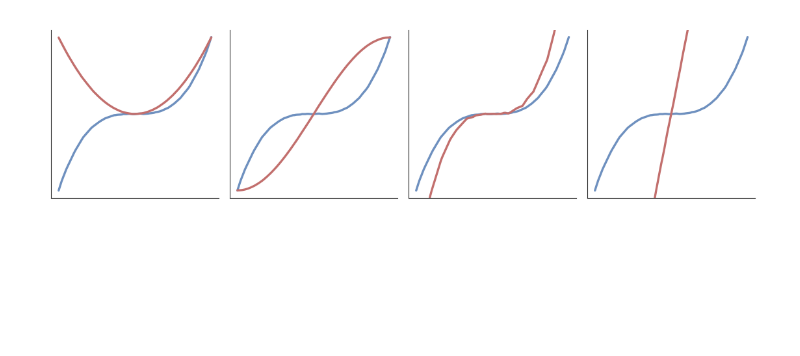
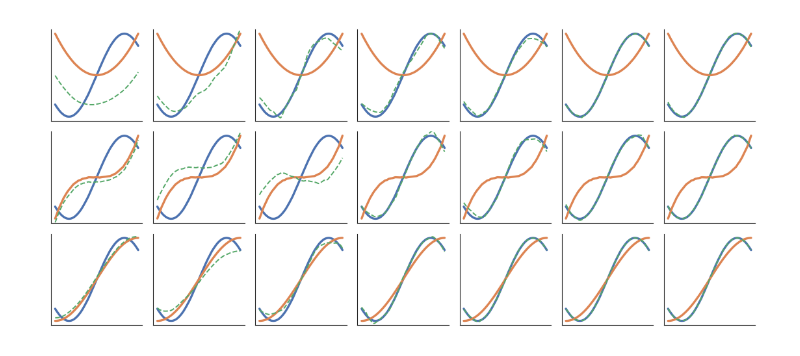
Before and after one commit to EricElmoznino/encoder_warping, a Jupyter notebook: simulations/dim_complexity/figures.ipynb, the cells around one changed output. Saved outputs shown, nothing was run; the diff lists cells and outputs as text; code cells hidden in the pictures; blank space fills up the shorter version.

```diff
--- a/simulations/dim_complexity/figures.ipynb
+++ b/simulations/dim_complexity/figures.ipynb
@@ -12,14 +41,15 @@ import simulations.figure_style
 device = torch.device("cuda" if torch.cuda.is_available() else "cpu")
 
 
-def model_predictions(gt: bool, func: int, dim: int) -> tuple[np.ndarray, np.ndarray]:
-    if gt:
+def model_predictions(func: int | None, dim: int | None) -> tuple[np.ndarray, np.ndarray]:
+    model = SimModel().eval().to(device)
+    if func is None:
         state_dict = torch.load("saved_models/gt.pth")
-    elif dim == 0:
+    elif dim is None:
         state_dict = torch.load(f"saved_models/func={func}.pth")
     else:
         state_dict = torch.load(f"saved_models/dim={dim},func={func}.pth")
-    model = SimModel().eval().to(device)
+        model = FastfoodWrapper(model, low_dims[dim], model.layer_groups)
     model.load_state_dict(state_dict)
 
     x = np.linspace(-1, 1, 100)
@@ -31,27 +61,30 @@ def model_predictions(gt: bool, func: int, dim: int) -> tuple[np.ndarray, np.nda
     return x, y
 
 
-def plot_model(gt, func, dim, ax: plt.Axes, **kwargs) -> None:
-    x, y = model_predictions(gt, func, dim)
+def plot_model(func, dim, ax: plt.Axes, **kwargs) -> None:
+    x, y = model_predictions(func, dim)
     sns.lineplot(x=x, y=y, ax=ax, **kwargs)
 # %%
-from turtle import color
+fig, axs = plt.subplots(3, len(low_dims),
+                        figsize=(5.5, 3 * 5.5 / len(low_dims)))
 
+palette = sns.color_palette()
 
-fig, axs = plt.subplots(1, 4, figsize=(5.5, 5.5 / 4))
+for func in range(axs.shape[0]):
+    for dim in range(axs.shape[1]):
+        ax = axs[func, dim]
 
-palette = sns.color_palette("vlag")
-palette_cont = sns.color_palette("vlag", as_cmap=True)
+        plot_model(None, None, ax=ax, color=palette[0])
+        plot_model(func, None, ax=ax, color=palette[1])
 
-for i, ax in enumerate(axs):
-    plot_model(True, 0, 0, ax=ax, color=palette[0])
-    plot_model(False, i, 0, ax=ax, color=palette[-1])
+        plot_model(func, dim, ax=ax, color=palette[2],
+                   linewidth=0.7, linestyle="--")
 
-    ax.set(xlim=(-1.1, 1.1), ylim=(-1.1, 1.1))
-    ax.tick_params(axis="both", which="both",
-                   bottom=False, left=False,
-                   labelbottom=False, labelleft=False)
+        ax.set(xlim=(-1.1, 1.1), ylim=(-1.1, 1.1))
+        ax.tick_params(axis="both", which="both",
+                    bottom=False, left=False,
+                    labelbottom=False, labelleft=False)
 
 plt.show()
 # %% [output]
-[figure, old version]
+[figure, new version]
```
Also changed, not shown: parts of 2 cells of this notebook, 2 other files.
